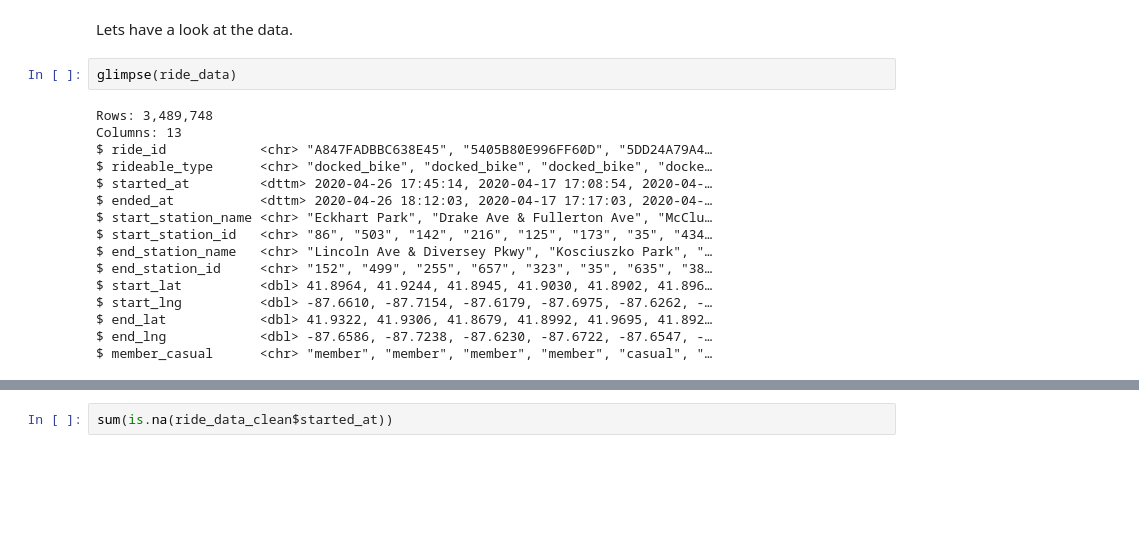
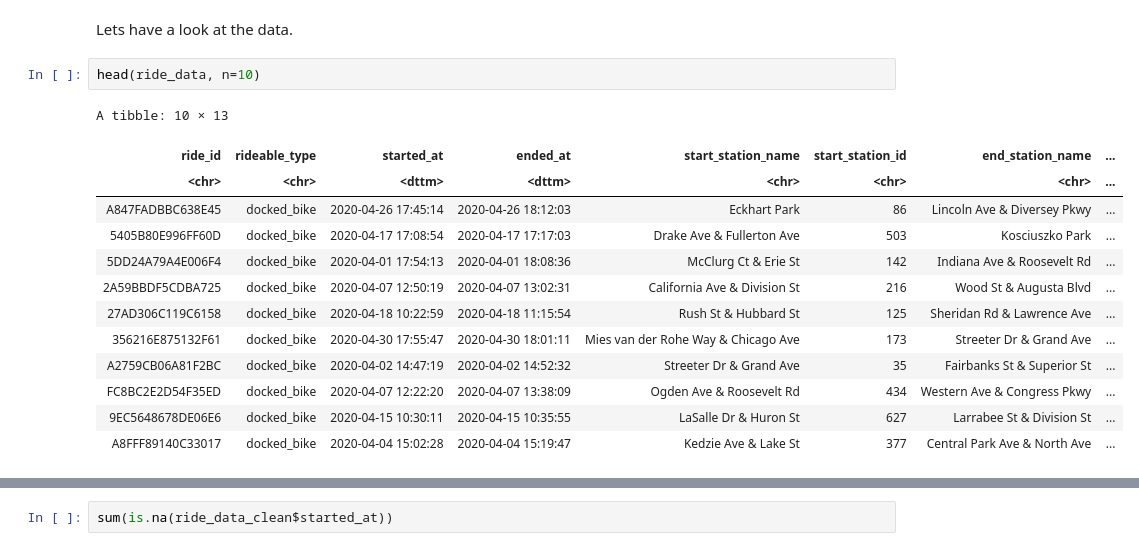
Before and after one commit to null-circle/Portfolio, a Jupyter notebook: 2 - Divvy Cycles/Divvy Cycles.ipynb, the cells around one changed output, grey strips where cells are left out. Saved outputs shown, nothing was run; the diff lists cells and outputs as text; blank space fills up the shorter version.

```diff
--- a/2 - Divvy Cycles/Case_Study_Divvy.ipynb
+++ b/2 - Divvy Cycles/Divvy Cycles.ipynb
@@ -121,21 +139,19 @@ rm(
 )
 # %% [markdown]
 Lets have a look at the data.
-# %%
-glimpse(ride_data)
-# %% [output]
-Rows: 3,489,748
-Columns: 13
-$ ride_id            <chr> "A847FADBBC638E45", "5405B80E996FF60D", "5DD24A79A4…
-$ rideable_type      <chr> "docked_bike", "docked_bike", "docked_bike", "docke…
-$ started_at         <dttm> 2020-04-26 17:45:14, 2020-04-17 17:08:54, 2020-04-…
-$ ended_at           <dttm> 2020-04-26 18:12:03, 2020-04-17 17:17:03, 2020-04-…
-$ start_station_name <chr> "Eckhart Park", "Drake Ave & Fullerton Ave", "McClu…
-$ start_station_id   <chr> "86", "503", "142", "216", "125", "173", "35", "434…
-$ end_station_name   <chr> "Lincoln Ave & Diversey Pkwy", "Kosciuszko Park", "…
-$ end_station_id     <chr> "152", "499", "255", "657", "323", "35", "635", "38…
-$ start_lat          <dbl> 41.8964, 41.9244, 41.8945, 41.9030, 41.8902, 41.896…
-$ start_lng          <dbl> -87.6610, -87.7154, -87.6179, -87.6975, -87.6262, -…
-$ end_lat            <dbl> 41.9322, 41.9306, 41.8679, 41.8992, 41.9695, 41.892…
-$ end_lng            <dbl> -87.6586, -87.7238, -87.6230, -87.6722, -87.6547, -…
-$ member_casual      <chr> "member", "member", "member", "member", "casual", "…
+# %%
+head(ride_data, n=10)
+# %% [output]
+A tibble: 10 × 13
+| ride_id | rideable_type | started_at | ended_at | start_station_name | start_station_id | end_station_name | ... |
+| <chr> | <chr> | <dttm> | <dttm> | <chr> | <chr> | <chr> | ... |
+| A847FADBBC638E45 | docked_bike | 2020-04-26 17:45:14 | 2020-04-26 18:12:03 | Eckhart Park | 86 | Lincoln Ave & Diversey Pkwy | ... |
+| 5405B80E996FF60D | docked_bike | 2020-04-17 17:08:54 | 2020-04-17 17:17:03 | Drake Ave & Fullerton Ave | 503 | Kosciuszko Park | ... |
+| 5DD24A79A4E006F4 | docked_bike | 2020-04-01 17:54:13 | 2020-04-01 18:08:36 | McClurg Ct & Erie St | 142 | Indiana Ave & Roosevelt Rd | ... |
+| 2A59BBDF5CDBA725 | docked_bike | 2020-04-07 12:50:19 | 2020-04-07 13:02:31 | California Ave & Division St | 216 | Wood St & Augusta Blvd | ... |
+| 27AD306C119C6158 | docked_bike | 2020-04-18 10:22:59 | 2020-04-18 11:15:54 | Rush St & Hubbard St | 125 | Sheridan Rd & Lawrence Ave | ... |
+| 356216E875132F61 | docked_bike | 2020-04-30 17:55:47 | 2020-04-30 18:01:11 | Mies van der Rohe Way & Chicago Ave | 173 | Streeter Dr & Grand Ave | ... |
+| A2759CB06A81F2BC | docked_bike | 2020-04-02 14:47:19 | 2020-04-02 14:52:32 | Streeter Dr & Grand Ave | 35 | Fairbanks St & Superior St | ... |
+| FC8BC2E2D54F35ED | docked_bike | 2020-04-07 12:22:20 | 2020-04-07 13:38:09 | Ogden Ave & Roosevelt Rd | 434 | Western Ave & Congress Pkwy | ... |
+| 9EC5648678DE06E6 | docked_bike | 2020-04-15 10:30:11 | 2020-04-15 10:35:55 | LaSalle Dr & Huron St | 627 | Larrabee St & Division St | ... |
+| A8FFF89140C33017 | docked_bike | 2020-04-04 15:02:28 | 2020-04-04 15:19:47 | Kedzie Ave & Lake St | 377 | Central Park Ave & North Ave | ... |
```
Also changed, not shown: parts of 94 cells of this notebook.
